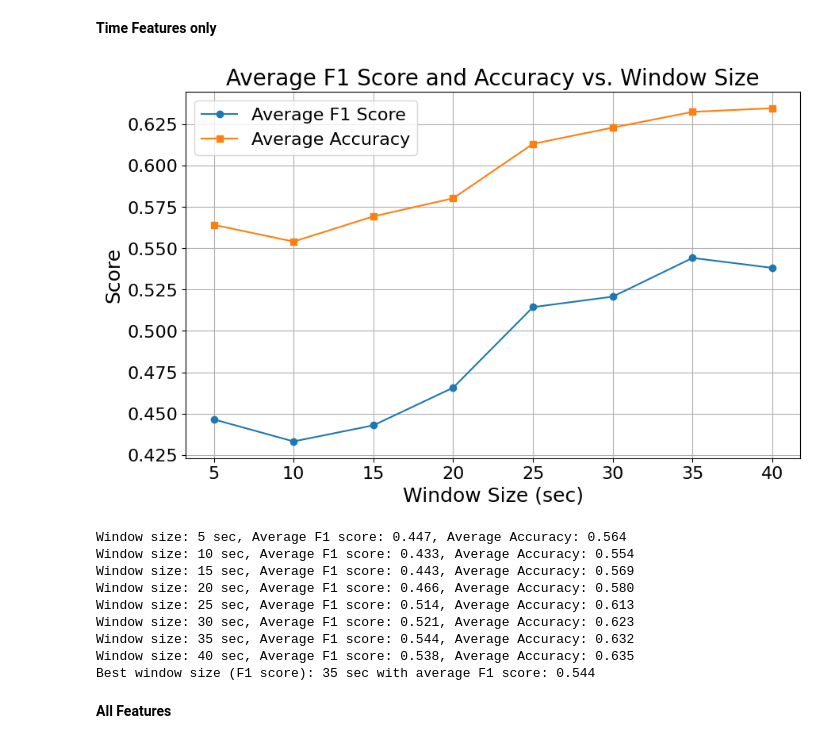
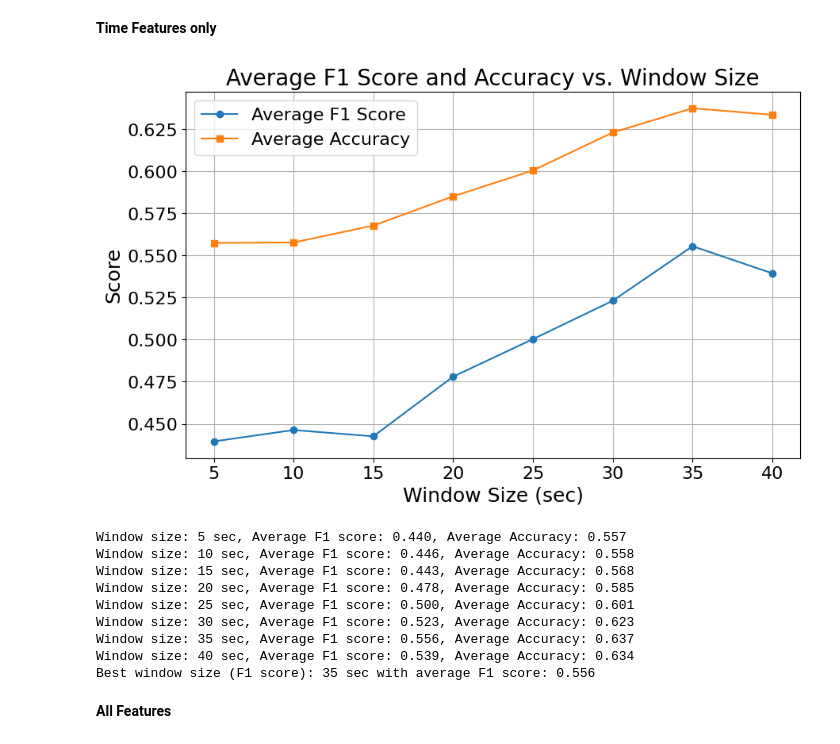
Before and after one commit to shiroyang/Mind-Wandering-Exp, a Jupyter notebook: Analysis/Summary/FreeViewing/Code/FreeViewing_analysis.ipynb, the cells around one changed output. Drawn from its saved outputs; the diff is of its cells as text; code cells hidden in the pictures.

```diff
--- a/Analysis/Summary/FreeViewing/Code/FreeViewing_analysis.ipynb
+++ b/Analysis/Summary/FreeViewing/Code/FreeViewing_analysis.ipynb
@@ -251,8 +251,7 @@ dataframes = [pd.read_csv(f"../../../../Analysis/Summary/FreeViewing/Data/FreeVi
 blacklist = ["22K", "25I", "29N", "39Y", "8I", "32S", "37T"]
 
 global_features = ["NumFix", "AvgFixDur", "NumBlink", "ClosedEyeDur", "AvgPupDia", "VarPupDia", "OffStimFram", "AvgSacAmp", "AvgFixDisp", "LastFixDur"]
-time_features = ["NumFix_Sim", "AvgFixDisp_Sim", "AvgFixDur_Sim", "CoveredArea", "nrec", "rec", "det", "revdet", "meanline", "maxline", "ent", "relent", "lam", "tt", "corm"]
-
+time_features = ["NumFix_Sim", "AvgFixDisp_Sim", "AvgFixDur_Sim", "CoveredArea", "det", "revdet", "meanline", "maxline", "ent", "relent", "lam", "tt", "corm", "num_rec", "weighted_num_rec", "num_rec_ratio"]
 # Function to prepare data by participant, excluding blacklist
 def prepare_data(df):
     df_filtered = df[~df['Participant'].isin(blacklist)]
@@ -285,42 +284,42 @@ for w, df in zip(window_sizes, dataframes):
 # Calculate average F1 score and accuracy for each window size
 average_results = {w: {'average_f1_score': np.mean(scores['f1_score']), 'average_accuracy': np.mean(scores['accuracy'])} for w, scores in results.items()}
 
 # Convert average_results to a DataFrame for plotting
 average_results_df = pd.DataFrame.from_dict(average_results, orient='index').reset_index()
 average_results_df.columns = ['window_size', 'average_f1_score', 'average_accuracy']
 
 # Plot using Matplotlib
 plt.figure(figsize=(10, 6))
 plt.plot(average_results_df['window_size'], average_results_df['average_f1_score'], marker='o', label='Average F1 Score')
 plt.plot(average_results_df['window_size'], average_results_df['average_accuracy'], marker='s', label='Average Accuracy')
 
 # Adjust font sizes
 plt.xlabel('Window Size (sec)', fontsize=18)
 plt.ylabel('Score', fontsize=18)
 plt.title('Average F1 Score and Accuracy vs. Window Size', fontsize=20)
 plt.legend(fontsize=16)
 plt.grid(True)
 plt.xticks(fontsize=16)
 plt.yticks(fontsize=16)
 plt.show()
 
 # Print results
 for w, metrics in average_results.items():
     print(f"Window size: {w} sec, Average F1 score: {metrics['average_f1_score']:.3f}, Average Accuracy: {metrics['average_accuracy']:.3f}")
 
 # Find the best window size based on F1 score
 best_window_f1 = max(average_results, key=lambda w: average_results[w]['average_f1_score'])
 print(f"Best window size (F1 score): {best_window_f1} sec with average F1 score: {average_results[best_window_f1]['average_f1_score']:.3f}")
 # %% [output]
-[figure, old version]
+[figure, new version]
-Window size: 5 sec, Average F1 score: 0.447, Average Accuracy: 0.564
-Window size: 10 sec, Average F1 score: 0.433, Average Accuracy: 0.554
-Window size: 15 sec, Average F1 score: 0.443, Average Accuracy: 0.569
-Window size: 20 sec, Average F1 score: 0.466, Average Accuracy: 0.580
-Window size: 25 sec, Average F1 score: 0.514, Average Accuracy: 0.613
-Window size: 30 sec, Average F1 score: 0.521, Average Accuracy: 0.623
-Window size: 35 sec, Average F1 score: 0.544, Average Accuracy: 0.632
-Window size: 40 sec, Average F1 score: 0.538, Average Accuracy: 0.635
-Best window size (F1 score): 35 sec with average F1 score: 0.544
+Window size: 5 sec, Average F1 score: 0.440, Average Accuracy: 0.557
+Window size: 10 sec, Average F1 score: 0.446, Average Accuracy: 0.558
+Window size: 15 sec, Average F1 score: 0.443, Average Accuracy: 0.568
+Window size: 20 sec, Average F1 score: 0.478, Average Accuracy: 0.585
+Window size: 25 sec, Average F1 score: 0.500, Average Accuracy: 0.601
+Window size: 30 sec, Average F1 score: 0.523, Average Accuracy: 0.623
+Window size: 35 sec, Average F1 score: 0.556, Average Accuracy: 0.637
+Window size: 40 sec, Average F1 score: 0.539, Average Accuracy: 0.634
+Best window size (F1 score): 35 sec with average F1 score: 0.556
 # %% [markdown]
 **All Features**
```
Also changed, not shown: parts of 2 cells of this notebook, 15 other files.
